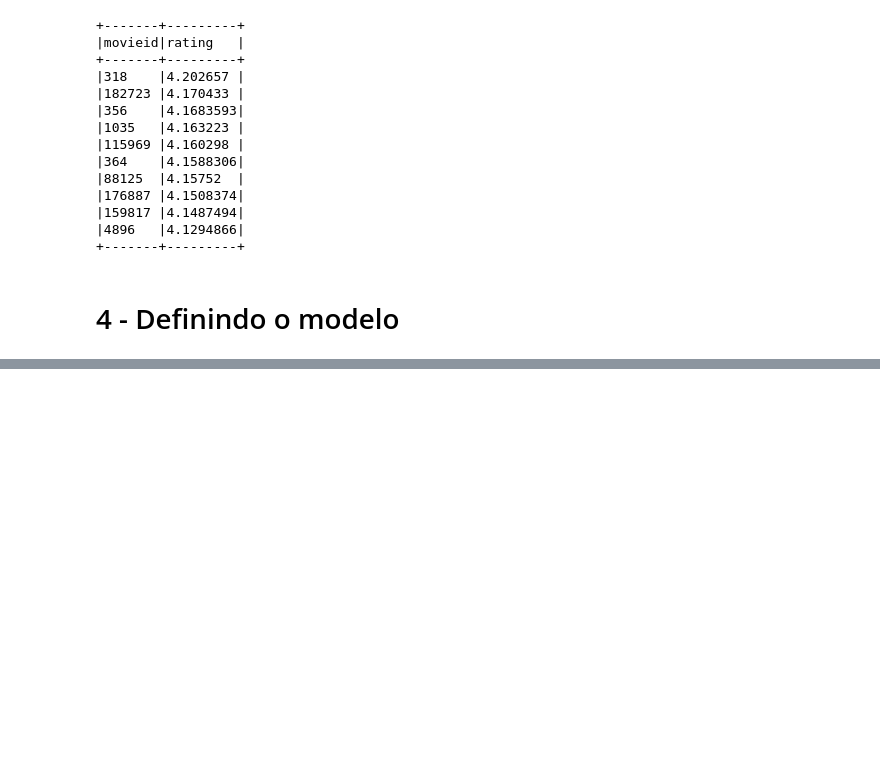
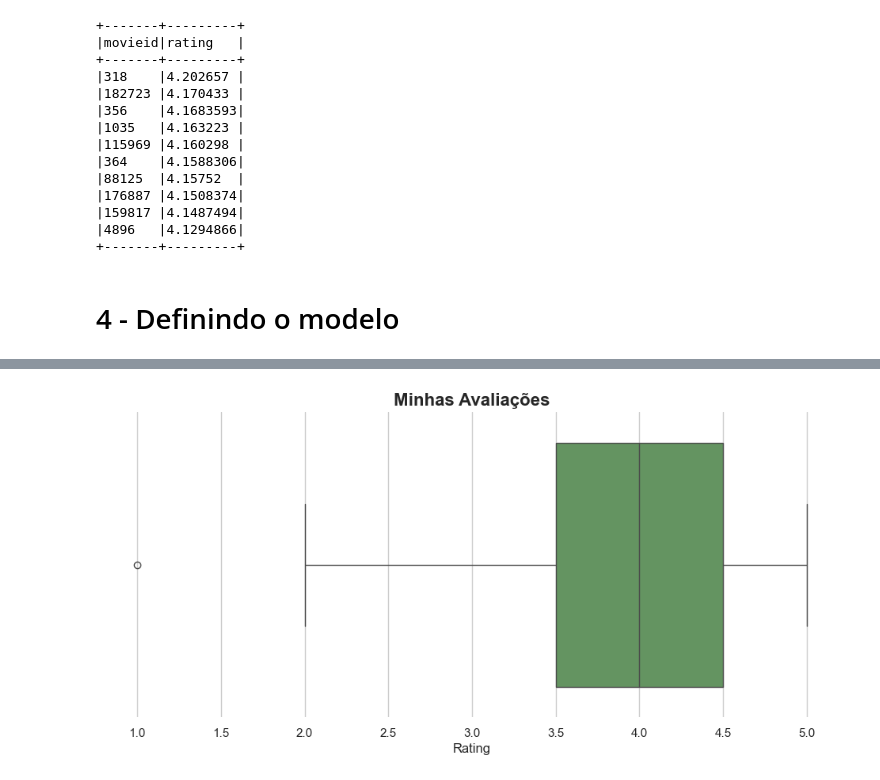
Before and after one commit to Vinicius-Luiz/movie_recommendation_pyspark, a Jupyter notebook: index_als.ipynb, the cells around one changed output, grey strips where cells are left out. Drawn from its saved outputs; the diff is of its cells as text; code cells hidden in the pictures; blank space fills up the shorter version.

```diff
--- a/index_als.ipynb
+++ b/index_als.ipynb
@@ -8,6 +23,8 @@ import os
 # %%
 pd.set_option('display.max_columns', 500)
 pd.set_option('display.max_rows', 40)
+sns.set_theme(style="white")
+mpl.rc('font', family='Calibri')
 # %%
 os.environ['PYSPARK_PYTHON'] = sys.executable
 os.environ['PYSPARK_DRIVER_PYTHON'] = sys.executable
@@ -516,0 +514,17 @@ spark.sql(SQL_RECOMENDATIONS).show(truncate=False)
+# %%
+# Enriquecendo o DataFrame
+SQL_MY_MOVIES = '''
+SELECT my.movie
+     , my.movieid
+     , my.rating
+     , m.year
+     , m.genres
+ FROM my_movies my
+ JOIN movies m
+   ON my.movieid = m.movieid
+'''
+
+my_movies = spark.sql(SQL_MY_MOVIES)
+my_movies.show(10, truncate = False)
+
+my_movies.createOrReplaceTempView("my_movies")
@@ -516,0 +547,16 @@ spark.sql(SQL_RECOMENDATIONS).show(truncate=False)
+# %%
+plt.figure(figsize=(12, 5))
+
+sns.set_style("whitegrid", {
+        'axes.spines.bottom': False, 'axes.spines.left': False,
+        'axes.spines.right': False, 'axes.spines.top': False
+    })
+
+sns.boxplot(x='rating', data=my_movies.toPandas(), color='#5D9C59')
+
+
+plt.title('Minhas Avaliações', fontsize = 16, fontweight = 'bold')
+plt.xlabel('Rating')
+plt.show()
+# %% [output]
+[figure, added]
```
Also changed, not shown: parts of 52 cells of this notebook, 1 other file.
